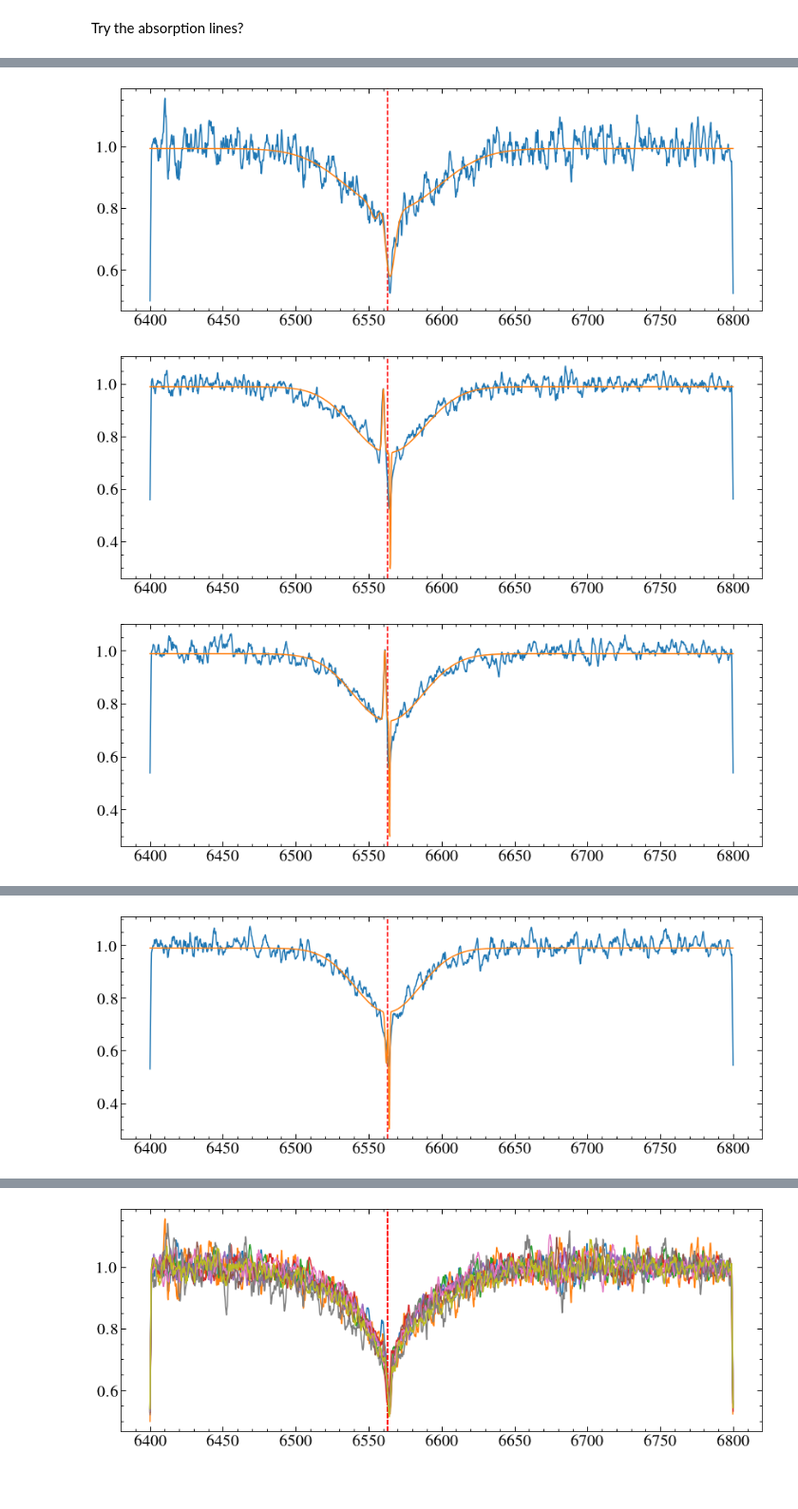
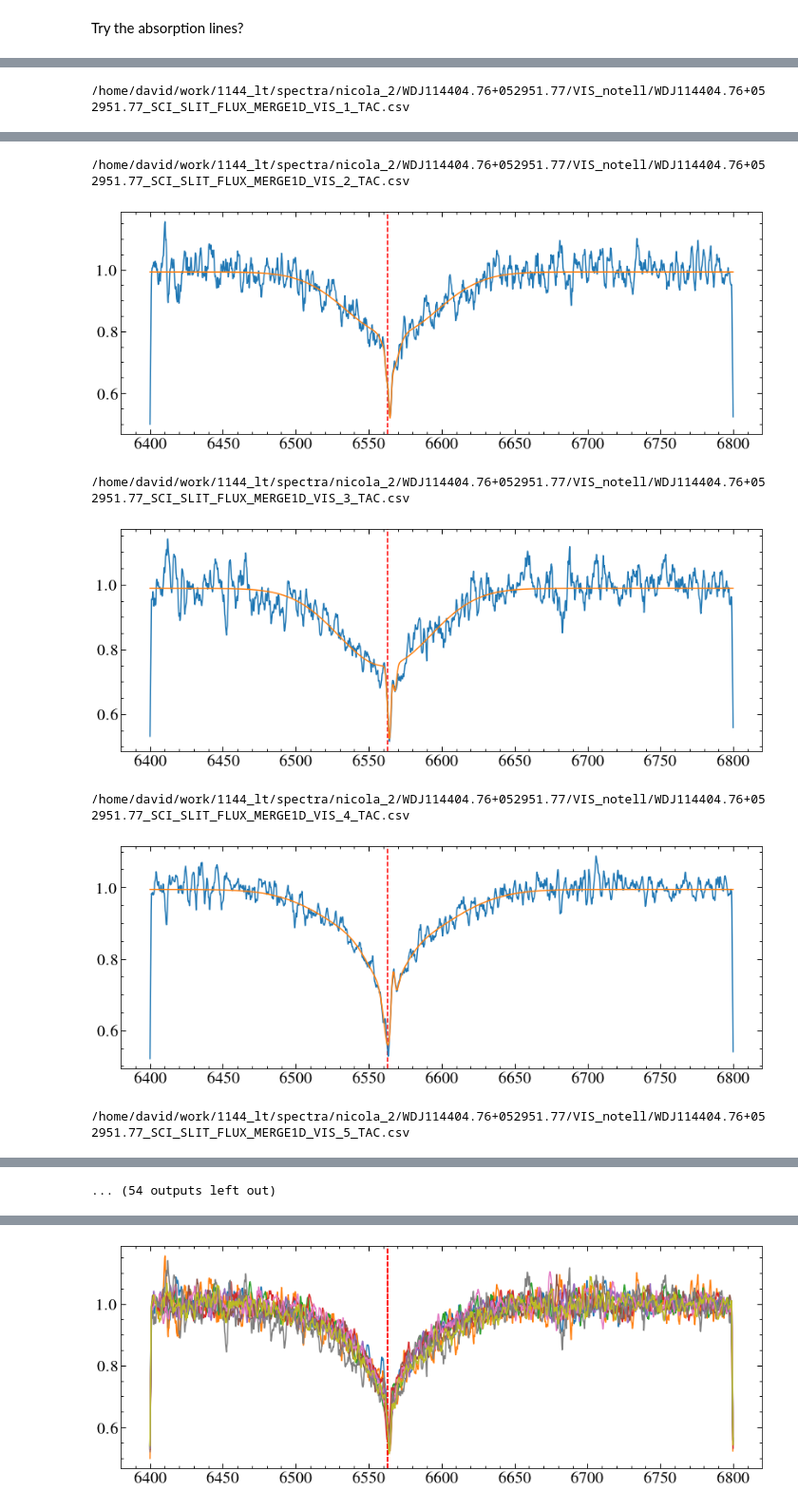
Before and after one commit to davidjwilson/wd-bd, a Jupyter notebook: dv_find.ipynb, the cells around one changed output, grey strips where cells are left out. Shown at 95% size. Cells and saved outputs as stored; diff of their text form; code cells hidden in the pictures; blank space fills up the shorter version.

Commit message:
more abs line fitting

```diff
--- a/dv_find.ipynb
+++ b/dv_find.ipynb
@@ -281,20 +276,30 @@ Parameters:
 Can't deal with errors for some reason -fixed- weights = 1/e
 # %% [markdown]
 Try the absorption lines?
+# %%
+abs_dates = []
+for s, x in zip(all_sp['FILENAME'], all_sp['Xs']):
+    date = fits.getheader(s[:-3]+'fits')['MJD-OBS']
+    abs_dates.append(date)
+abs_args = np.argsort(abs_dates)
 # %%
 fitter = fitting.LevMarLSQFitter()
 abs_dvs = []
 abs_dves = []
 abs_dates = []
 halpha = 6562.77
+h_em = []
 
 def tiedfunc(gg_init):
     mean = gg_init.mean_0.value
     return mean
 
-#sp_lines, xs = , line_list
-for s, x in zip(all_sp['FILENAME'], all_sp['Xs']):
-   # print(s)
+
+sp_lines, xs = all_sp['FILENAME'][abs_args], all_sp['Xs'][abs_args]
+
+#for s, x in zip(all_sp['FILENAME'], all_sp['Xs']):
+for s, x in zip(sp_lines, xs):
+    print(s)
     w, f, e = np.loadtxt(s, unpack=True, delimiter=',')
     slines = get_shifted_lines(x, lines)
     mask1 = (w> 6400) & (w < 6450) | (w > 6650) & (w < 6800)
@@ -306,11 +311,14 @@ for s, x in zip(all_sp['FILENAME'], all_sp['Xs']):
 
 
     plt.figure()
-
+  #, bounds={'amplitude':[-0.1, -0.3]}
     plt.axvline(halpha, c='r', ls='--')
-    gg_init = models.Const1D(1.0) + models.Gaussian1D(-0.3, halpha,1.0)+ models.Gaussian1D(-0.4, halpha,0.5, bounds={'amplitude':[-0.35, -0.45]})+models.Gaussian1D(-0.2, halpha,30)
+    gg_init = models.Gaussian1D(-0.3, halpha,1.0)+ models.Gaussian1D(-0.4, halpha,0.5)+models.Gaussian1D(-0.2, halpha,30) + models.Const1D(1.0)
     gg_init.mean_1.tied=tiedfunc
     gg_init.mean_2.tied=tiedfunc
+    gg_init.stddev_1.bounds = [0.1, 1.2]
+    gg_init.stddev_0.bounds = [1.5,6]
+
     if x != -1:
         rest_lam = lines[0]*u.AA
         obs_lam = x*u.AA
@@ -321,7 +329,7 @@ for s, x in zip(all_sp['FILENAME'], all_sp['Xs']):
         dt_fold = (date*24)/period %1
         h_guess = sine_fit(dt_fold)*u.km/u.s
         h_guess = h_guess.to(u.AA, equivalencies=u.doppler_optical(halpha*u.AA)).value
-    gg_init += models.Gaussian1D(1.0, h_guess,0.5)
+    gg_init += models.Gaussian1D(1.0, h_guess,0.5, bounds={'mean':[h_guess-0.5, h_guess+0.5], 'stdev':[0.1, 2]})
 
 
 
@@ -338,7 +346,13 @@ for s, x in zip(all_sp['FILENAME'], all_sp['Xs']):
     obs_line = gg_fit[1].mean*u.AA
     #obs_e = [fit_e[2]*u.AA, fit_e[5]*u.AA, fit_e[8]*u.AA]
     dv = obs_line.to(u.km/u.s,  equivalencies=u.doppler_optical(halpha*u.AA)).value
+    em_line = gg_fit[4].mean*u.AA
+    dv_em = em_line.to(u.km/u.s,  equivalencies=u.doppler_optical(halpha*u.AA)).value
+    h_em.append(dv_em)
+    abs_dvs.append(dv)
 
-    abs_dvs.append(dv)
+    if s == '/home/david/work/1144_lt/spectra/nicola_2/WDJ114404.76+052951.77/VIS_notell/WDJ114404.76+052951.77_SCI_SLIT_FLUX_MERGE1D_VIS_12_TAC.csv':
+        test= gg_fit
+
     #abs_dves.append(dve)
 # %% [output]
@@ -345,0 +361 @@ for s, x in zip(all_sp['FILENAME'], all_sp['Xs']):
+/home/david/work/1144_lt/spectra/nicola_2/WDJ114404.76+052951.77/VIS_notell/WDJ114404.76+052951.77_SCI_SLIT_FLUX_MERGE1D_VIS_1_TAC.csv
@@ -347,3 +363,7 @@ for s, x in zip(all_sp['FILENAME'], all_sp['Xs']):
+/home/david/work/1144_lt/spectra/nicola_2/WDJ114404.76+052951.77/VIS_notell/WDJ114404.76+052951.77_SCI_SLIT_FLUX_MERGE1D_VIS_2_TAC.csv
-[figure, old version]
+[figure, new version]
+/home/david/work/1144_lt/spectra/nicola_2/WDJ114404.76+052951.77/VIS_notell/WDJ114404.76+052951.77_SCI_SLIT_FLUX_MERGE1D_VIS_3_TAC.csv
-[figure, old version]
+[figure, new version]
+/home/david/work/1144_lt/spectra/nicola_2/WDJ114404.76+052951.77/VIS_notell/WDJ114404.76+052951.77_SCI_SLIT_FLUX_MERGE1D_VIS_4_TAC.csv
-[figure, old version]
+[figure, new version]
+/home/david/work/1144_lt/spectra/nicola_2/WDJ114404.76+052951.77/VIS_notell/WDJ114404.76+052951.77_SCI_SLIT_FLUX_MERGE1D_VIS_5_TAC.csv
@@ -351 +370,0 @@ for s, x in zip(all_sp['FILENAME'], all_sp['Xs']):
-[figure, removed]
@@ -357,0 +371 @@ for s, x in zip(all_sp['FILENAME'], all_sp['Xs']):
+... (54 outputs left out)
```
Also changed, not shown: parts of 19 cells of this notebook.
